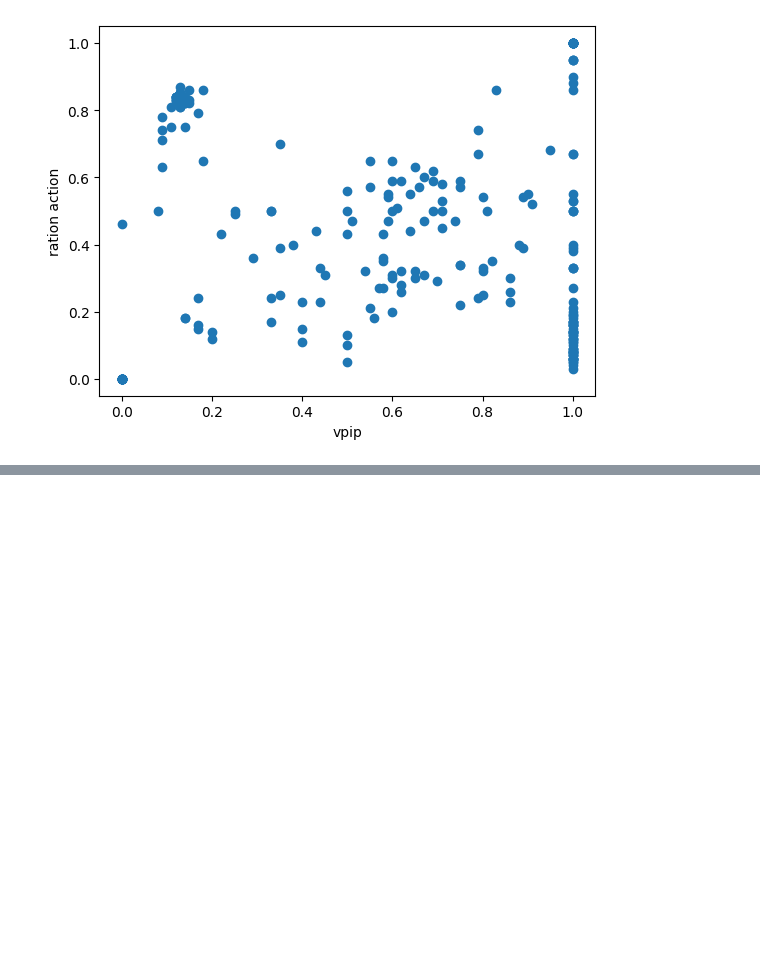
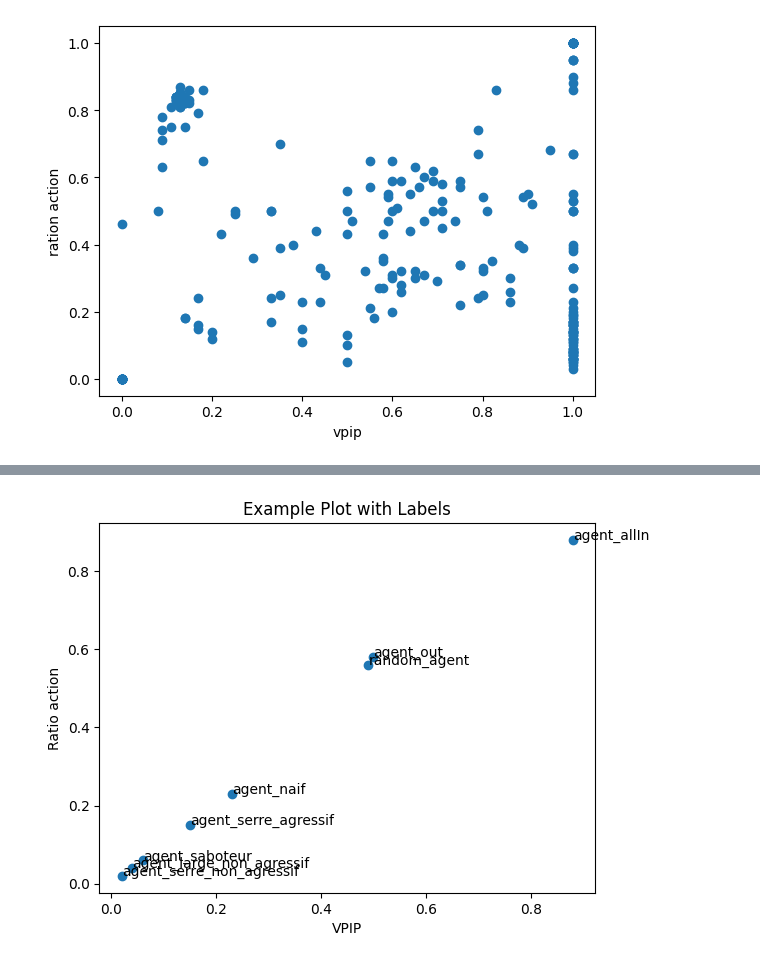
Before and after one commit to LucasColas/Poker-AI, a Jupyter notebook: TX_Poker.ipynb, the cells around one changed output, grey strips where cells are left out. Drawn from its saved outputs; the diff is of its cells as text; code cells hidden in the pictures; blank space fills up the shorter version.

```diff
--- a/TX_Poker.ipynb
+++ b/TX_Poker.ipynb
@@ -52,0 +94,20 @@ Text(0, 0.5, 'ration action')
+# %%
+
+
+# apply the plotting function to each row of the dataset
+
+fig, ax = plt.subplots()
+ax.scatter(data["vpip"], data["ratio action"])
+
+for i, label in enumerate(data["bot"]):
+    ax.annotate(label, (data.loc[i, "vpip"], data.loc[i, "ratio action"]))
+
+# set the plot title and axis labels
+ax.set_title('Example Plot with Labels')
+ax.set_xlabel('VPIP')
+ax.set_ylabel('Ratio action')
+
+# show the plot
+plt.show()
+# %% [output]
+[figure, added]
```
Also changed, not shown: parts of 18 cells of this notebook, 1 other file.
